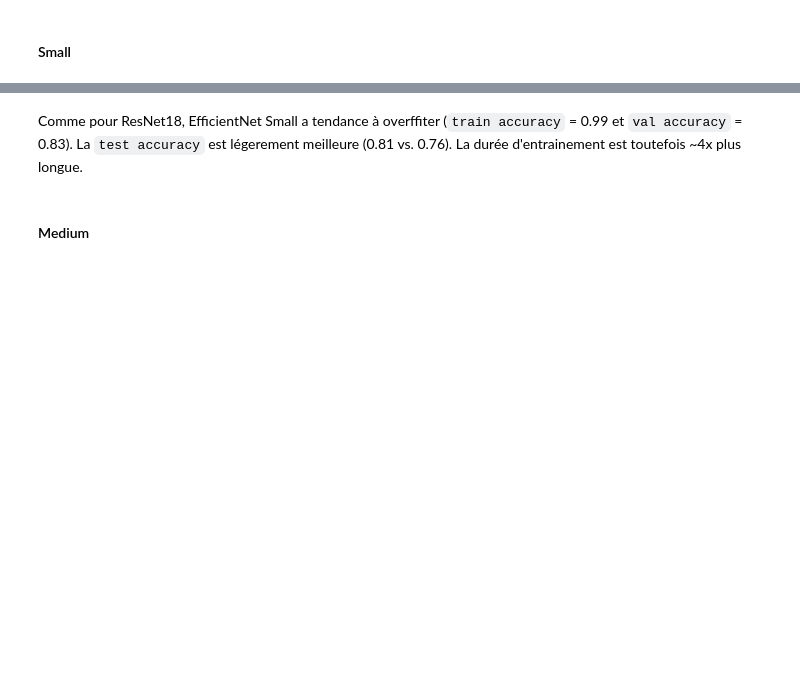
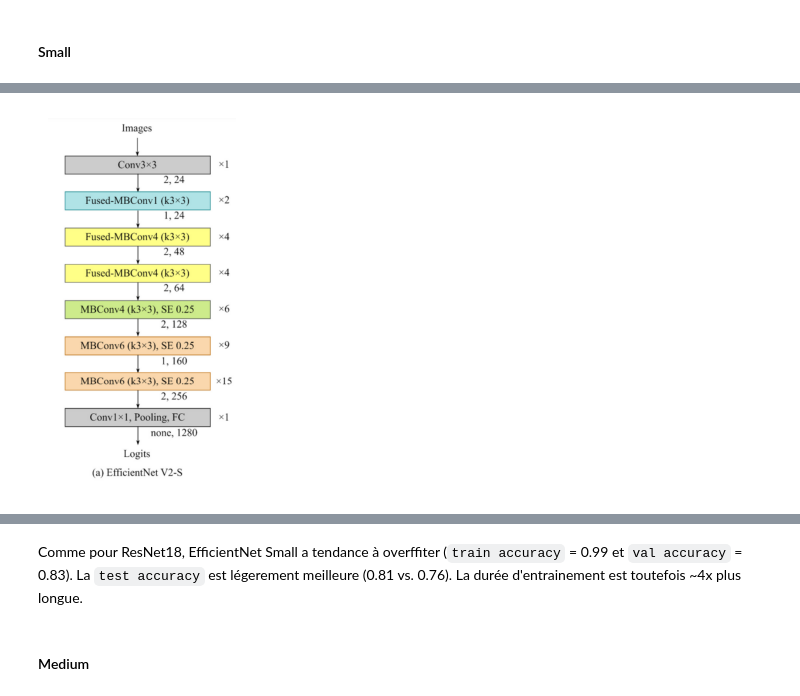
Before and after one commit to Totm33606/hddl_project, a Jupyter notebook: project1/CNN.ipynb, the cells around one changed output, grey strips where cells are left out. Saved outputs shown, nothing was run; the diff lists cells and outputs as text; code cells hidden in the pictures; blank space fills up the shorter version.

Commit message:
Commentaires du dernier modèle + Image modèle

```diff
--- a/project1/CNN.ipynb
+++ b/project1/CNN.ipynb
@@ -805,0 +830,16 @@ def get_model_v2(name='efficientnet_v2_s', weights='IMAGENET1K_V1', verbose=Fals
+# %%
+import matplotlib.pyplot as plt
+import matplotlib.image as mpimg
+
+# Spécifiez le chemin de votre image
+img_path = 'Capture d’écran_efficientNetV2-S.png'  # Remplacez par le nom du fichier
+
+# Charger l'image
+img = mpimg.imread(img_path)
+
+# Afficher l'image
+plt.imshow(img)
+plt.axis('off')  # Désactive les axes
+plt.show()
+# %% [output]
+[figure, added]
```
Also changed, not shown: parts of 5 cells of this notebook, 2 other files.
